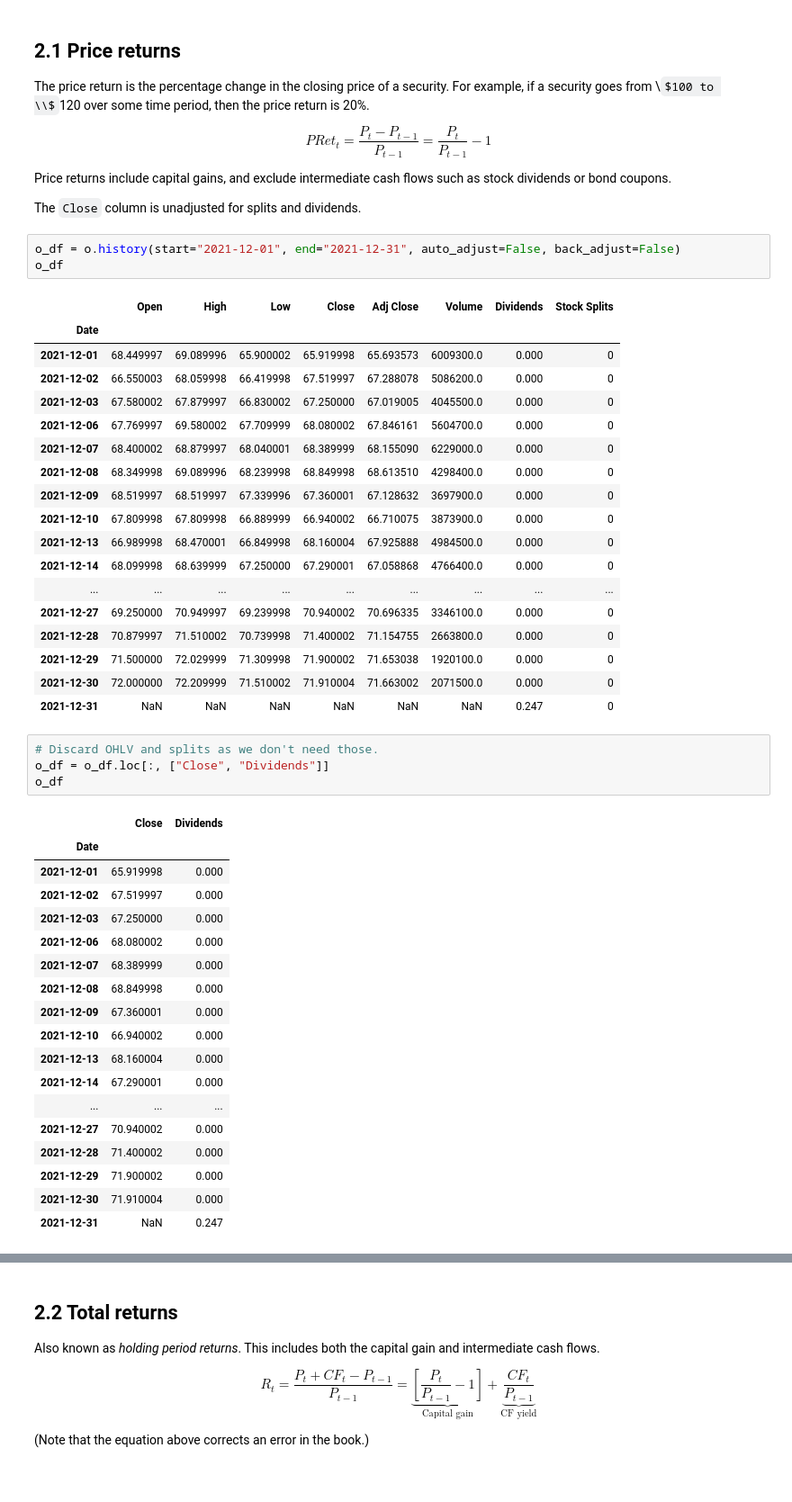
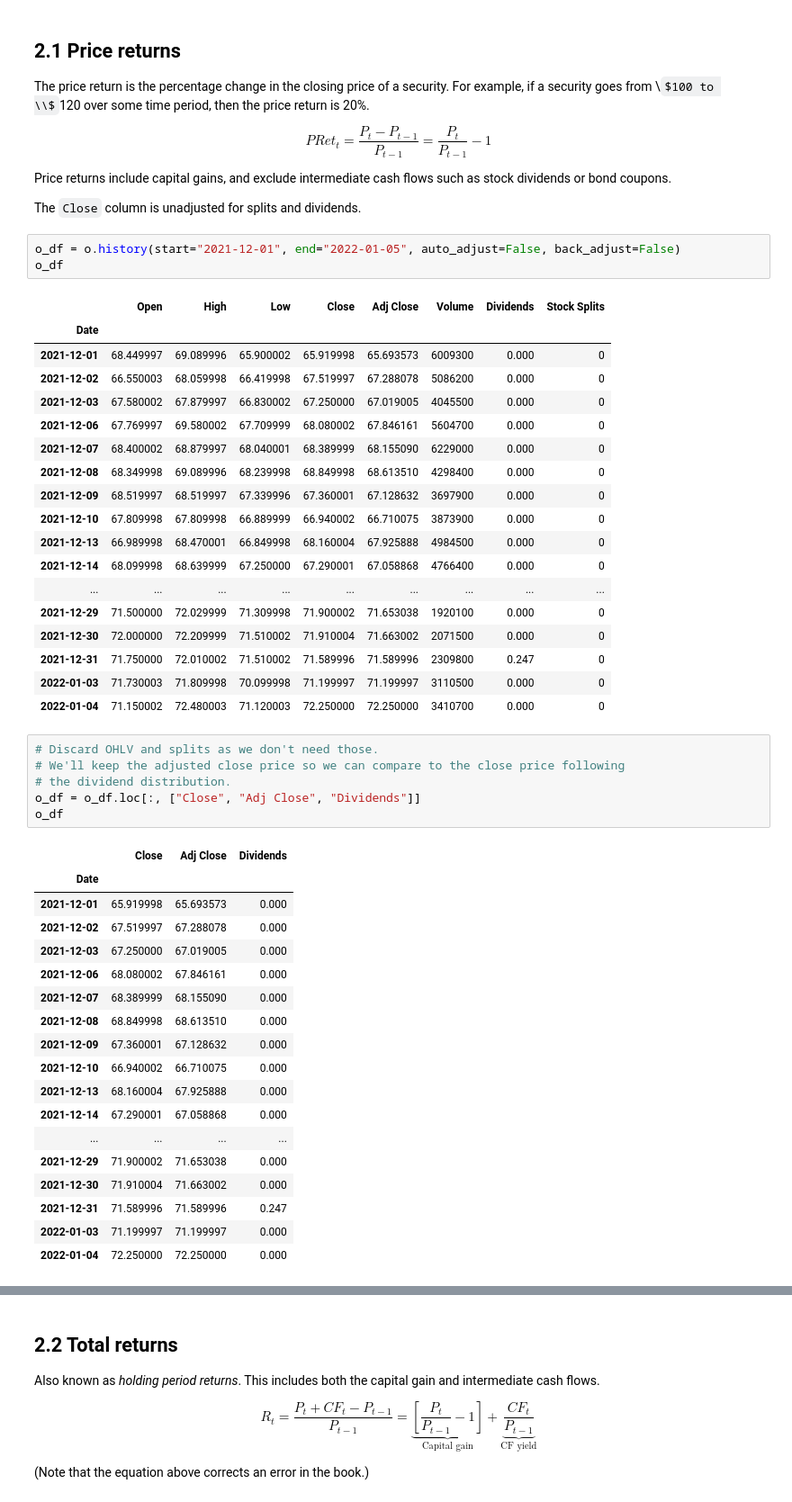
Before and after one commit to williewheeler/finance-demos, a Jupyter notebook: ch02-individual-security-returns.ipynb, the cells around one changed output, grey strips where cells are left out. Shown at 90% size. Drawn from its saved outputs; the diff is of its cells as text; some formulas as TeX source.

```diff
--- a/ch02-individual-security-returns.ipynb
+++ b/ch02-individual-security-returns.ipynb
@@ -36,50 +37,52 @@ Price returns include capital gains, and exclude intermediate cash flows such as
 
 The `Close` column is unadjusted for splits and dividends.
 # %%
-o_df = o.history(start="2021-12-01", end="2021-12-31", auto_adjust=False, back_adjust=False)
+o_df = o.history(start="2021-12-01", end="2022-01-05", auto_adjust=False, back_adjust=False)
 o_df
 # %% [output]
 |  | Open | High | Low | Close | Adj Close | Volume | Dividends | Stock Splits |
 | Date |  |  |  |  |  |  |  |  |
-| 2021-12-01 | 68.449997 | 69.089996 | 65.900002 | 65.919998 | 65.693573 | 6009300.0 | 0.000 | 0 |
-| 2021-12-02 | 66.550003 | 68.059998 | 66.419998 | 67.519997 | 67.288078 | 5086200.0 | 0.000 | 0 |
-| 2021-12-03 | 67.580002 | 67.879997 | 66.830002 | 67.250000 | 67.019005 | 4045500.0 | 0.000 | 0 |
-| 2021-12-06 | 67.769997 | 69.580002 | 67.709999 | 68.080002 | 67.846161 | 5604700.0 | 0.000 | 0 |
-| 2021-12-07 | 68.400002 | 68.879997 | 68.040001 | 68.389999 | 68.155090 | 6229000.0 | 0.000 | 0 |
-| 2021-12-08 | 68.349998 | 69.089996 | 68.239998 | 68.849998 | 68.613510 | 4298400.0 | 0.000 | 0 |
-| 2021-12-09 | 68.519997 | 68.519997 | 67.339996 | 67.360001 | 67.128632 | 3697900.0 | 0.000 | 0 |
-| 2021-12-10 | 67.809998 | 67.809998 | 66.889999 | 66.940002 | 66.710075 | 3873900.0 | 0.000 | 0 |
-| 2021-12-13 | 66.989998 | 68.470001 | 66.849998 | 68.160004 | 67.925888 | 4984500.0 | 0.000 | 0 |
-| 2021-12-14 | 68.099998 | 68.639999 | 67.250000 | 67.290001 | 67.058868 | 4766400.0 | 0.000 | 0 |
+| 2021-12-01 | 68.449997 | 69.089996 | 65.900002 | 65.919998 | 65.693573 | 6009300 | 0.000 | 0 |
+| 2021-12-02 | 66.550003 | 68.059998 | 66.419998 | 67.519997 | 67.288078 | 5086200 | 0.000 | 0 |
+| 2021-12-03 | 67.580002 | 67.879997 | 66.830002 | 67.250000 | 67.019005 | 4045500 | 0.000 | 0 |
+| 2021-12-06 | 67.769997 | 69.580002 | 67.709999 | 68.080002 | 67.846161 | 5604700 | 0.000 | 0 |
+| 2021-12-07 | 68.400002 | 68.879997 | 68.040001 | 68.389999 | 68.155090 | 6229000 | 0.000 | 0 |
+| 2021-12-08 | 68.349998 | 69.089996 | 68.239998 | 68.849998 | 68.613510 | 4298400 | 0.000 | 0 |
+| 2021-12-09 | 68.519997 | 68.519997 | 67.339996 | 67.360001 | 67.128632 | 3697900 | 0.000 | 0 |
+| 2021-12-10 | 67.809998 | 67.809998 | 66.889999 | 66.940002 | 66.710075 | 3873900 | 0.000 | 0 |
+| 2021-12-13 | 66.989998 | 68.470001 | 66.849998 | 68.160004 | 67.925888 | 4984500 | 0.000 | 0 |
+| 2021-12-14 | 68.099998 | 68.639999 | 67.250000 | 67.290001 | 67.058868 | 4766400 | 0.000 | 0 |
 | ... | ... | ... | ... | ... | ... | ... | ... | ... |
-| 2021-12-27 | 69.250000 | 70.949997 | 69.239998 | 70.940002 | 70.696335 | 3346100.0 | 0.000 | 0 |
-| 2021-12-28 | 70.879997 | 71.510002 | 70.739998 | 71.400002 | 71.154755 | 2663800.0 | 0.000 | 0 |
-| 2021-12-29 | 71.500000 | 72.029999 | 71.309998 | 71.900002 | 71.653038 | 1920100.0 | 0.000 | 0 |
-| 2021-12-30 | 72.000000 | 72.209999 | 71.510002 | 71.910004 | 71.663002 | 2071500.0 | 0.000 | 0 |
-| 2021-12-31 | NaN | NaN | NaN | NaN | NaN | NaN | 0.247 | 0 |
+| 2021-12-29 | 71.500000 | 72.029999 | 71.309998 | 71.900002 | 71.653038 | 1920100 | 0.000 | 0 |
+| 2021-12-30 | 72.000000 | 72.209999 | 71.510002 | 71.910004 | 71.663002 | 2071500 | 0.000 | 0 |
+| 2021-12-31 | 71.750000 | 72.010002 | 71.510002 | 71.589996 | 71.589996 | 2309800 | 0.247 | 0 |
+| 2022-01-03 | 71.730003 | 71.809998 | 70.099998 | 71.199997 | 71.199997 | 3110500 | 0.000 | 0 |
+| 2022-01-04 | 71.150002 | 72.480003 | 71.120003 | 72.250000 | 72.250000 | 3410700 | 0.000 | 0 |
 # %%
 # Discard OHLV and splits as we don't need those.
-o_df = o_df.loc[:, ["Close", "Dividends"]]
+# We'll keep the adjusted close price so we can compare to the close price following
+# the dividend distribution.
+o_df = o_df.loc[:, ["Close", "Adj Close", "Dividends"]]
 o_df
 # %% [output]
-|  | Close | Dividends |
-| Date |  |  |
-| 2021-12-01 | 65.919998 | 0.000 |
-| 2021-12-02 | 67.519997 | 0.000 |
-| 2021-12-03 | 67.250000 | 0.000 |
-| 2021-12-06 | 68.080002 | 0.000 |
-| 2021-12-07 | 68.389999 | 0.000 |
-| 2021-12-08 | 68.849998 | 0.000 |
-| 2021-12-09 | 67.360001 | 0.000 |
-| 2021-12-10 | 66.940002 | 0.000 |
-| 2021-12-13 | 68.160004 | 0.000 |
-| 2021-12-14 | 67.290001 | 0.000 |
-| ... | ... | ... |
-| 2021-12-27 | 70.940002 | 0.000 |
-| 2021-12-28 | 71.400002 | 0.000 |
-| 2021-12-29 | 71.900002 | 0.000 |
-| 2021-12-30 | 71.910004 | 0.000 |
-| 2021-12-31 | NaN | 0.247 |
+|  | Close | Adj Close | Dividends |
+| Date |  |  |  |
+| 2021-12-01 | 65.919998 | 65.693573 | 0.000 |
+| 2021-12-02 | 67.519997 | 67.288078 | 0.000 |
+| 2021-12-03 | 67.250000 | 67.019005 | 0.000 |
+| 2021-12-06 | 68.080002 | 67.846161 | 0.000 |
+| 2021-12-07 | 68.389999 | 68.155090 | 0.000 |
+| 2021-12-08 | 68.849998 | 68.613510 | 0.000 |
+| 2021-12-09 | 67.360001 | 67.128632 | 0.000 |
+| 2021-12-10 | 66.940002 | 66.710075 | 0.000 |
+| 2021-12-13 | 68.160004 | 67.925888 | 0.000 |
+| 2021-12-14 | 67.290001 | 67.058868 | 0.000 |
+| ... | ... | ... | ... |
+| 2021-12-29 | 71.900002 | 71.653038 | 0.000 |
+| 2021-12-30 | 71.910004 | 71.663002 | 0.000 |
+| 2021-12-31 | 71.589996 | 71.589996 | 0.247 |
+| 2022-01-03 | 71.199997 | 71.199997 | 0.000 |
+| 2022-01-04 | 72.250000 | 72.250000 | 0.000 |
 # %%
 # Calculate price return.
 # Pandas has a ready-made pct_change() function for this.
```
Also changed, not shown: parts of 7 cells of this notebook.
